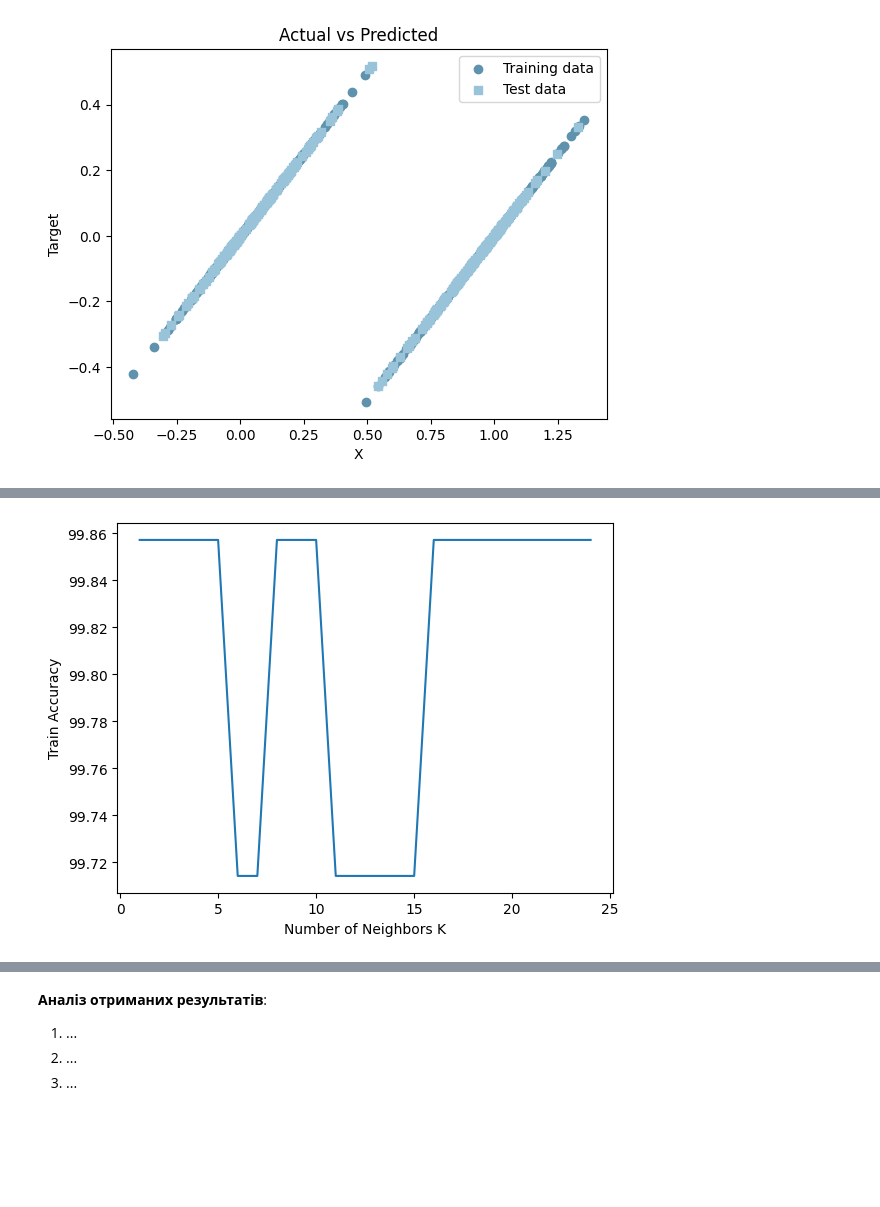
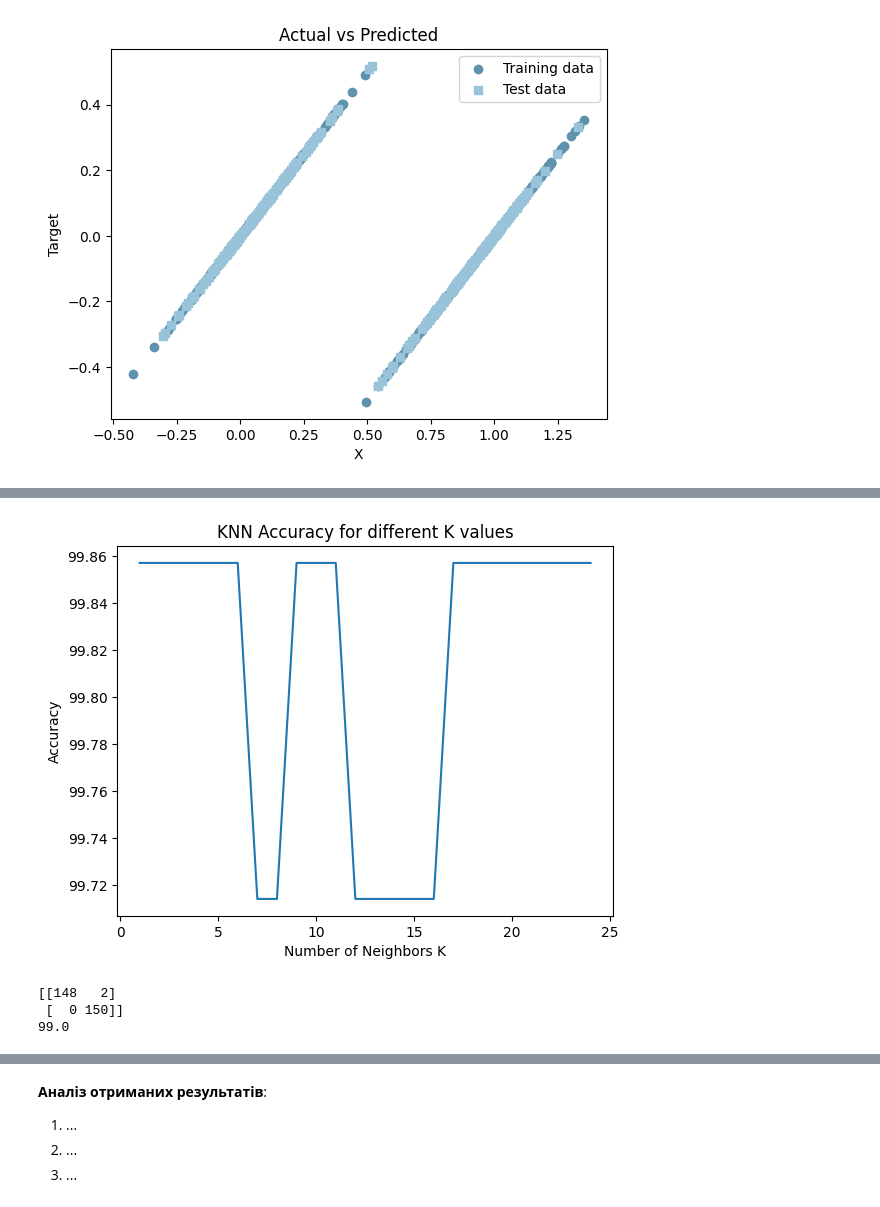
Before and after one commit to kristi5491/data_analytics, a Jupyter notebook: lab3/DM_practice_3.ipynb, the cells around one changed output, grey strips where cells are left out. Drawn from its saved outputs; the diff is of its cells as text; code cells hidden in the pictures; blank space fills up the shorter version.

Commit message:
2 task: 1st model done

```diff
--- a/lab3/DM_practice_3.ipynb
+++ b/lab3/DM_practice_3.ipynb
@@ -67,43 +67,38 @@ R^2 train: 0.891, test: 0.892
 X = df_two_classes[['x', 'y']]
 y = df_two_classes['Class']
 
+
 X_train, X_test, y_train, y_test = train_test_split(X, y, test_size=0.3, random_state=42)
 
-y_train_pred = model.predict(X_train)
-y_test_pred = model.predict(X_test)
-accuracy_train = accuracy_score(y_train, y_train_pred)
-accuracy_test = accuracy_score(y_test, y_test_pred)
-
-neighbors = np.arange(1,25)
-
+neighbors = np.arange(1, 25)
 cv_scores = []
 k_fold = model_selection.KFold(n_splits=10, shuffle=True, random_state=42)
 
+for k in neighbors:
+    knn = KNeighborsClassifier(n_neighbors=k, weights='uniform', p=2, metric='euclidean')
+    scores = model_selection.cross_val_score(knn, X_train, y_train, cv=k_fold, scoring='accuracy')
+    cv_scores.append(scores.mean() * 100)
+    print(f"k={k} {scores.mean()*100:.2f}% (+/- {scores.std()*100:.2f})")
 
-for k in neighbors:
-    k_value = k+1
-    knn = KNeighborsClassifier(n_neighbors = k_value, weights='uniform', p=2, metric='euclidean')
-    scores = model_selection.cross_val_score(knn, X_train, y_train, cv=k_fold, scoring='accuracy')
-    cv_scores.append(scores.mean()*100)
-    print("k=%d %0.2f (+/- %0.2f)" % (k_value, scores.mean()*100, scores.std()*100))
 
 optimal_k = neighbors[cv_scores.index(max(cv_scores))]
-print ("The optimal number of neighbors is %d with %0.1f%%" % (optimal_k + 1, cv_scores[optimal_k]))
+print(f"The optimal number of neighbors is {optimal_k} with {max(cv_scores):.2f}% accuracy")
+
+
+knn = KNeighborsClassifier(n_neighbors=optimal_k)
+knn.fit(X_train, y_train)
+
+y_test_pred = knn.predict(X_test)
+
+accuracy_test = accuracy_score(y_test, y_test_pred)
+print(f'Accuracy on test data: {accuracy_test * 100:.2f}%')
+
+print(f'Classification Report (test):')
+print(classification_report(y_test, y_test_pred))
 
 plt.plot(neighbors, cv_scores)
 plt.xlabel('Number of Neighbors K')
-plt.ylabel('Train Accuracy')
+plt.ylabel('Accuracy')
+plt.title('KNN Accuracy for different K values')
 plt.show()
-
-# print(f'Accuracy train: {accuracy_train:.2f}, test: {accuracy_test:.2f}')
-# print(f'Classification Report (test):')
-# print(classification_report(y_test, y_test_pred))
-
-# cm = confusion_matrix(y_test, y_test_pred)
-# plt.figure(figsize=(10,7))
-# sns.heatmap(cm, annot=True, fmt='d', cmap='Blues', xticklabels=model.classes_, yticklabels=model.classes_)
-# plt.xlabel('Predicted')
-# plt.ylabel('Actual')
-# plt.title('Confusion Matrix')
-# plt.show()
 # %% [output]
@@ -127 +122 @@ The optimal number of neighbors is 2 with 99.9%
-[figure, old version]
+[figure, new version]
@@ -133,0 +123,11 @@ The optimal number of neighbors is 2 with 99.9%
+# %%
+knn = KNeighborsClassifier(n_neighbors=optimal_k)
+knn.fit(X_train, y_train)
+knnpred = knn.predict(X_test)
+
+print(confusion_matrix(y_test, knnpred))
+print(round(accuracy_score(y_test, knnpred),2)*100)
+# %% [output]
+[[148   2]
+ [  0 150]]
+99.0
```
Also changed, not shown: parts of 12 cells of this notebook.
